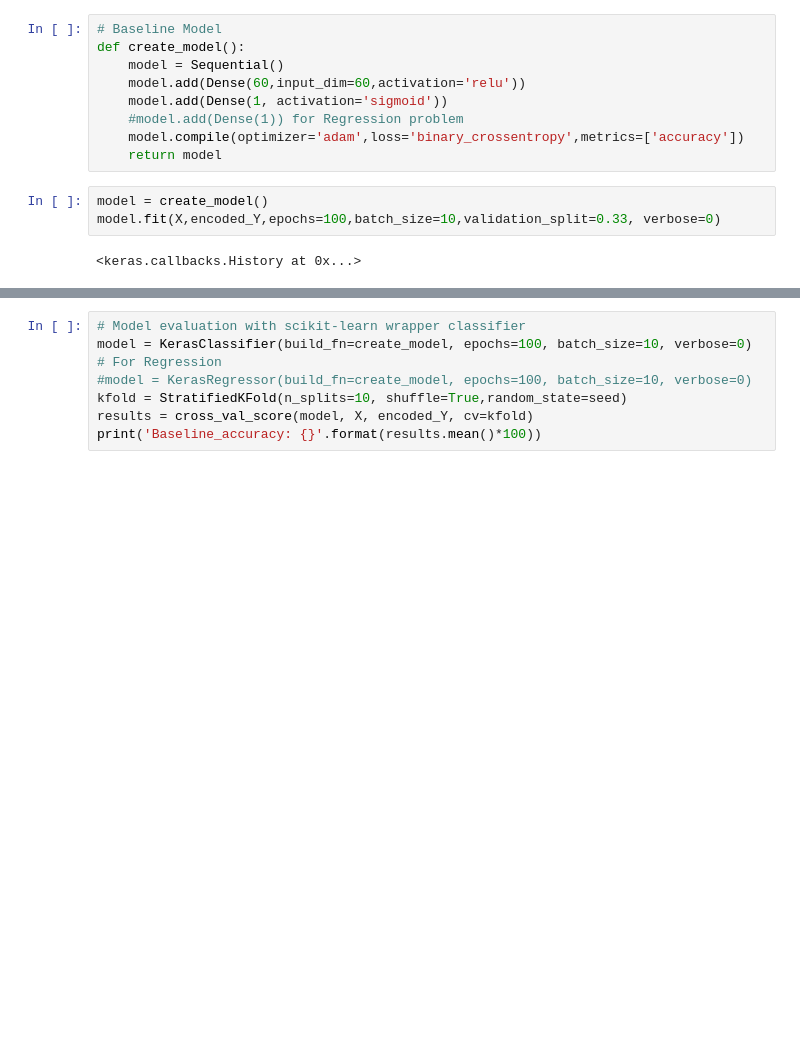
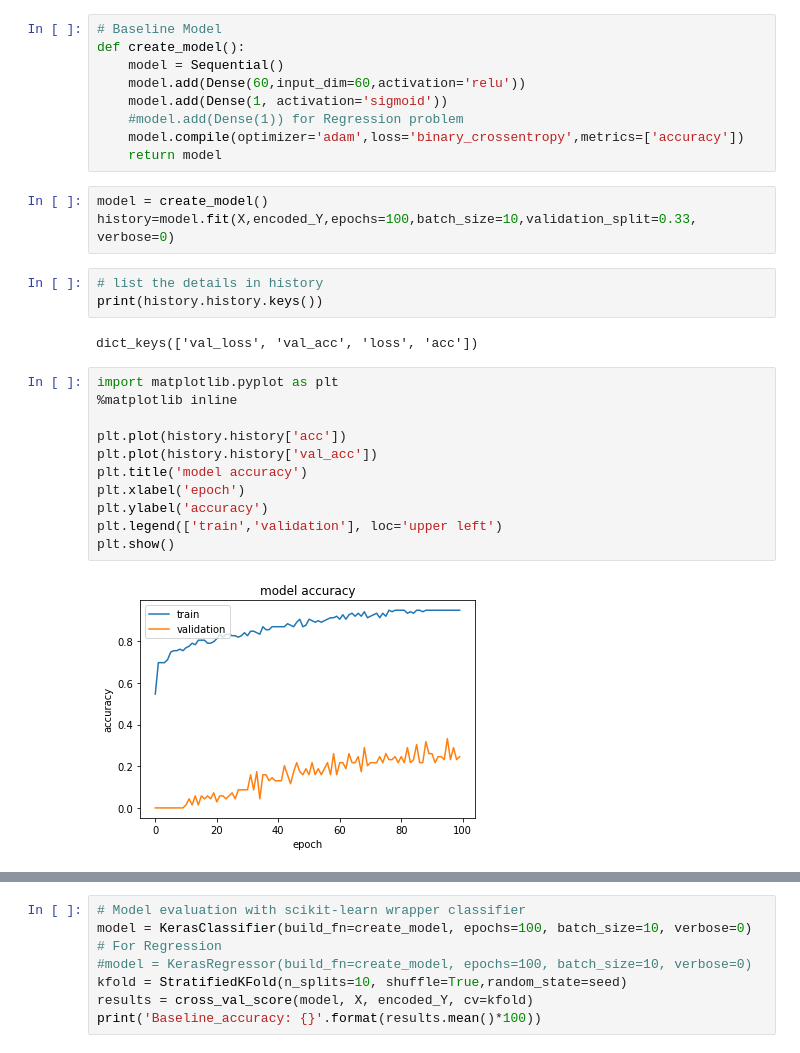
Before and after one commit to rambora/DEEPNN, a Jupyter notebook: Sonar_keras.ipynb, the cells around one changed output, grey strips where cells are left out. Cells and saved outputs as stored; diff of their text form; blank space fills up the shorter version.

Commit message:
Sonar_Keras

```diff
--- a/Sonar_keras.ipynb
+++ b/Sonar_keras.ipynb
@@ -99,6 +99,22 @@ def create_model():
     return model
 # %%
 model = create_model()
-model.fit(X,encoded_Y,epochs=100,batch_size=10,validation_split=0.33, verbose=0)
+history=model.fit(X,encoded_Y,epochs=100,batch_size=10,validation_split=0.33, verbose=0)
-# %% [output]
-<keras.callbacks.History at 0x...>
+# %%
+# list the details in history
+print(history.history.keys())
+# %% [output]
+dict_keys(['val_loss', 'val_acc', 'loss', 'acc'])
+# %%
+import matplotlib.pyplot as plt
+%matplotlib inline
+
+plt.plot(history.history['acc'])
+plt.plot(history.history['val_acc'])
+plt.title('model accuracy')
+plt.xlabel('epoch')
+plt.ylabel('accuracy')
+plt.legend(['train','validation'], loc='upper left')
+plt.show()
+# %% [output]
+[figure, added]
```
Also changed, not shown: parts of 2 cells of this notebook.
